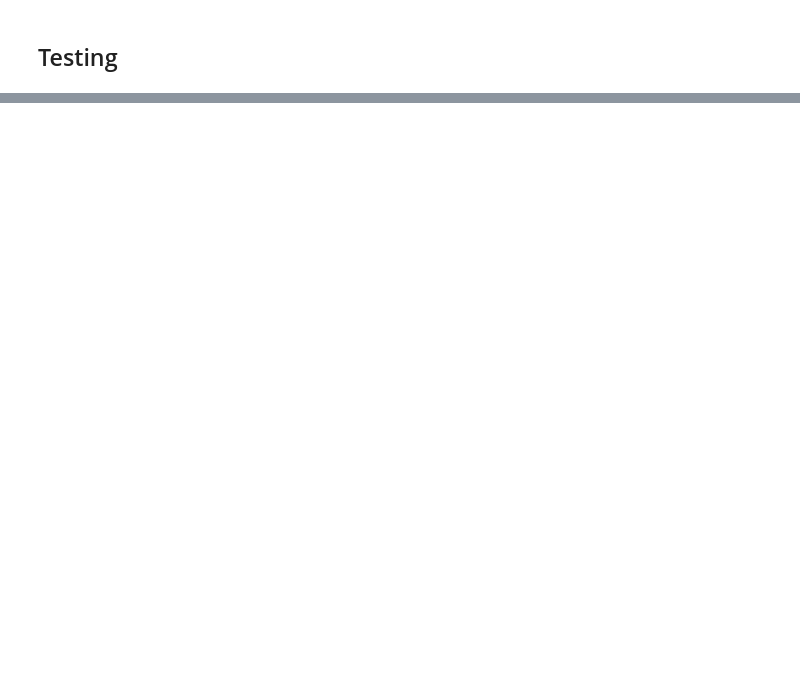
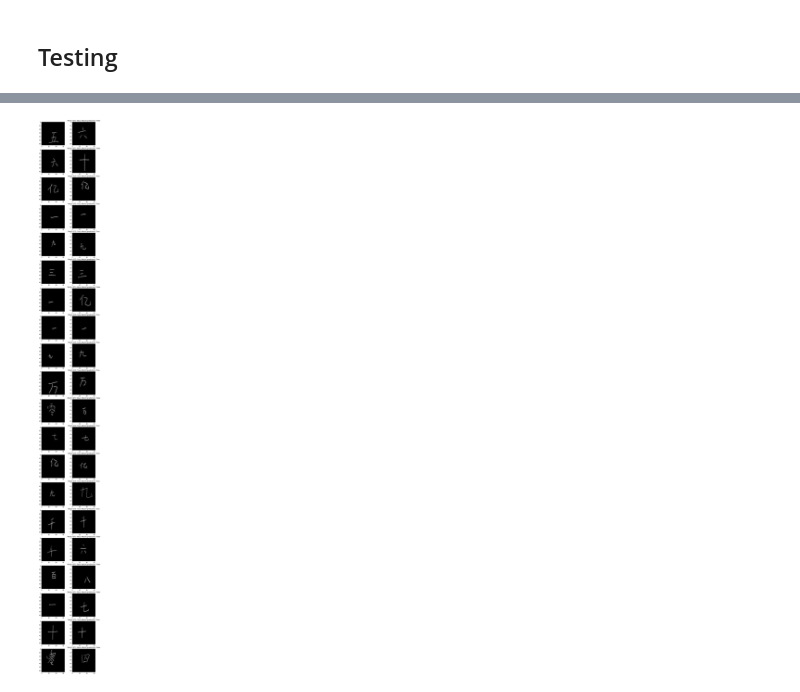
Before and after one commit to mormoassaf/ml-2022, a Jupyter notebook: main.ipynb, the cells around one changed output, grey strips where cells are left out. Saved outputs shown, nothing was run; the diff lists cells and outputs as text; code cells hidden in the pictures; blank space fills up the shorter version.

Commit message:
added examples

```diff
--- a/main.ipynb
+++ b/main.ipynb
@@ -334,7 +333,7 @@ plt.savefig("figures/losses.svg")
 ## Testing
 # %%
 test_model = SiameseNetwork()
-test_model.load_state_dict(torch.load("bestmodel4.pt"))
+test_model.load_state_dict(torch.load("bestmodelv2.pt"))
 test_model.to(device);
 # %%
 from torchsummary import summary
@@ -348,0 +364,27 @@ compute_metric(test_model, metric=metric, loader=val_loader)
+# %%
+# Plot some examples with predictions
+def plot_examples(model, loader, n=20):
+    # Plot some examples
+    model.eval()
+
+    fig, ax = plt.subplots(n, 2, figsize=(8, n*4))
+
+    # Predict in the first batch
+    batch = next(iter(loader))
+    left = batch[0].to(device)
+    right = batch[1].to(device)
+    distance_true = batch[2].to(device)
+
+    out0, out1 = model(left, right)
+    distances = model.compare_embeddings(out0, out1)
+
+    for i in range(n):
+        ax[i, 0].imshow(left[i, 0].cpu().numpy(), cmap="gray")
+        ax[i, 1].imshow(right[i, 0].cpu().numpy(), cmap="gray")
+        ax[i, 1].set_title(f"Match (GT): {distance_true[i].item() == 0}, Match (prediction): {distances[i].item() < 0.75}")
+
+    # Save PDF
+    plt.savefig("figures/examples.pdf")
+plot_examples(test_model, test_loader)
+# %% [output]
+[figure, added]
```
Also changed, not shown: parts of 9 cells of this notebook, 2 other files.
